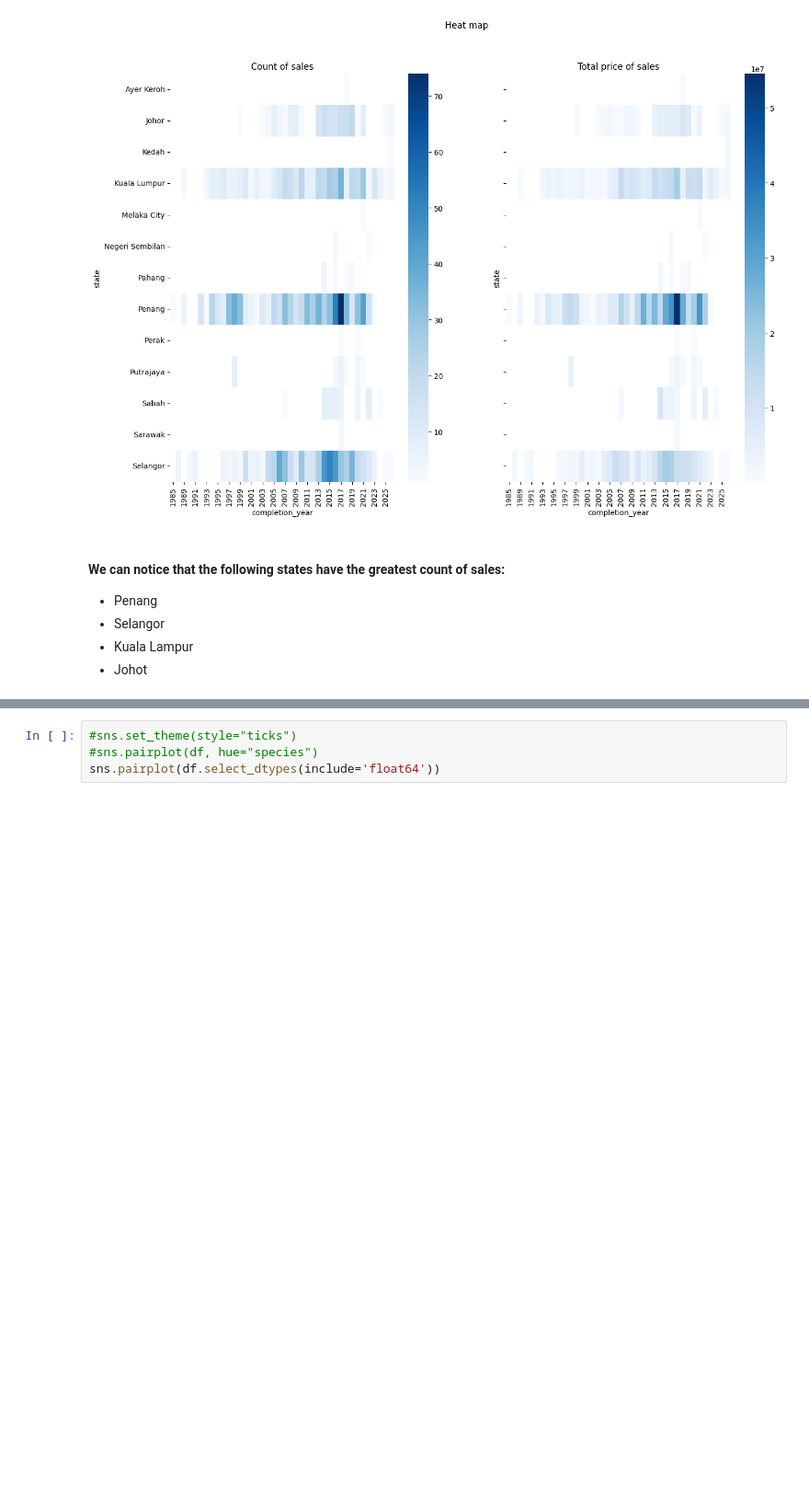
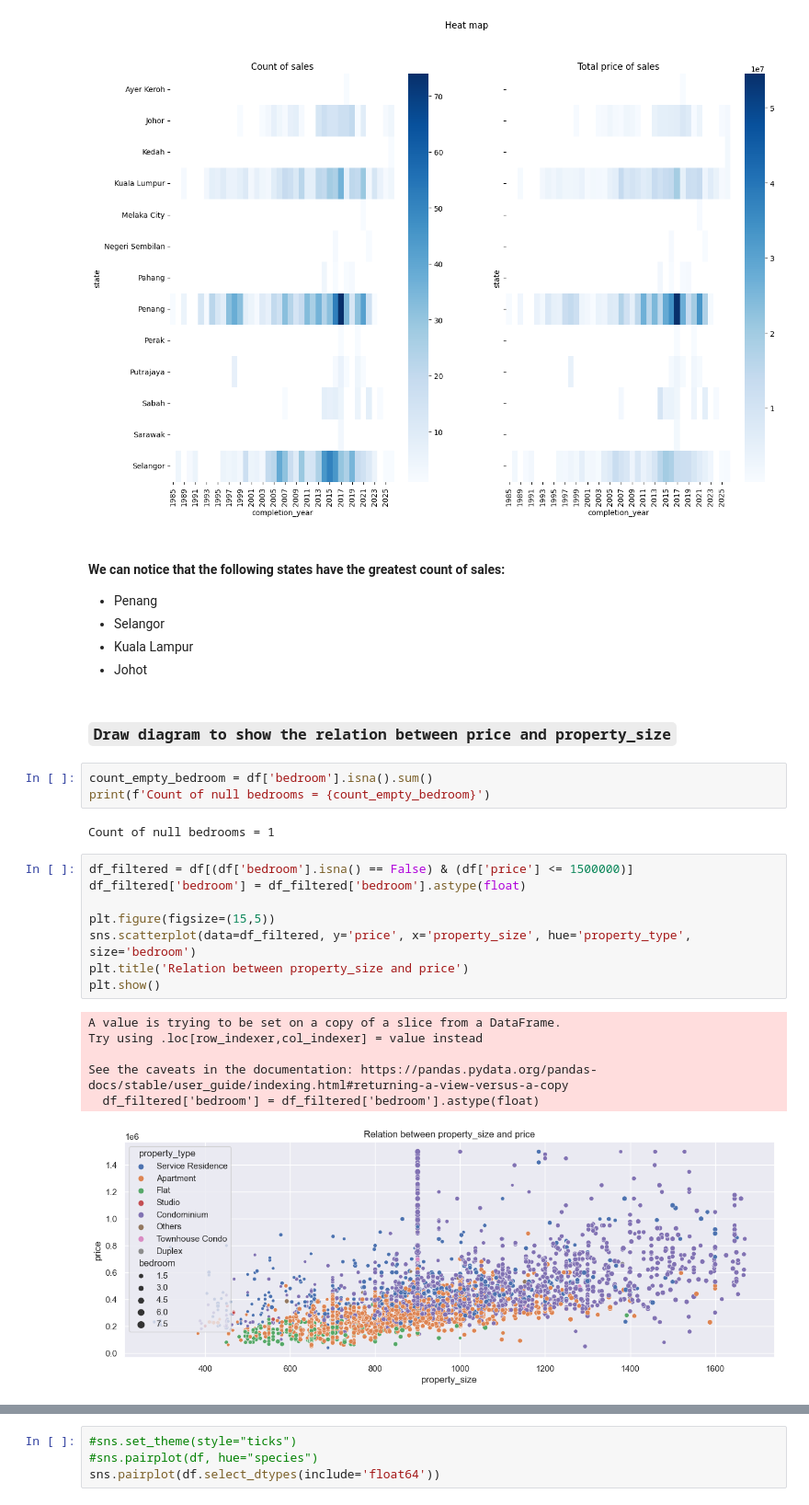
Before and after one commit to aahmedsherif/FinalProject, a Jupyter notebook: script.ipynb, the cells around one changed output, grey strips where cells are left out. Shown at 92% size. Saved outputs shown, nothing was run; the diff lists cells and outputs as text; blank space fills up the shorter version.

Commit message:
relation between price and property size

```diff
--- a/script.ipynb
+++ b/script.ipynb
@@ -639,3 +641,25 @@ Text(0.5, 1.0, 'Total price of sales')
 - Selangor
 - Kuala Lampur
 - Johot
+# %% [markdown]
+### `Draw diagram to show the relation between price and property_size`
+# %%
+count_empty_bedroom = df['bedroom'].isna().sum()
+print(f'Count of null bedrooms = {count_empty_bedroom}')
+# %% [output]
+Count of null bedrooms = 1
+# %%
+df_filtered = df[(df['bedroom'].isna() == False) & (df['price'] <= 1500000)]
+df_filtered['bedroom'] = df_filtered['bedroom'].astype(float)
+
+plt.figure(figsize=(15,5))
+sns.scatterplot(data=df_filtered, y='price', x='property_size', hue='property_type', size='bedroom')
+plt.title('Relation between property_size and price')
+plt.show()
+# %% [output]
+A value is trying to be set on a copy of a slice from a DataFrame.
+Try using .loc[row_indexer,col_indexer] = value instead
+
+See the caveats in the documentation: https://pandas.pydata.org/pandas-docs/stable/user_guide/indexing.html#returning-a-view-versus-a-copy
+  df_filtered['bedroom'] = df_filtered['bedroom'].astype(float)
+[figure, added]
```
Also changed, not shown: parts of 3 cells of this notebook.
